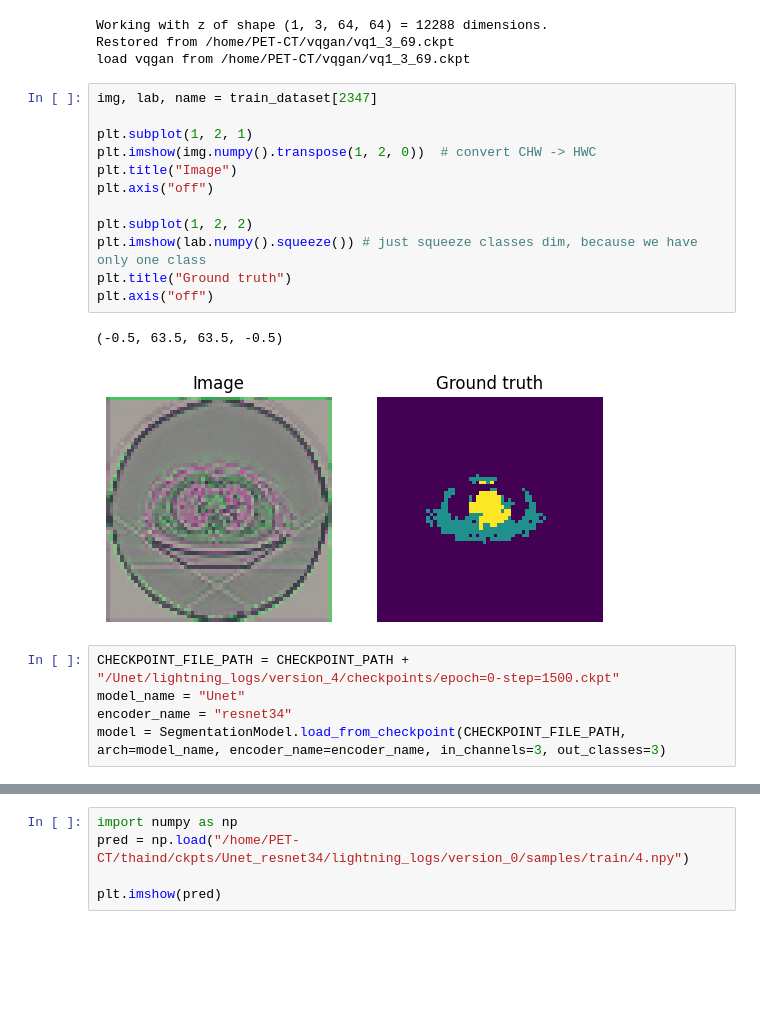
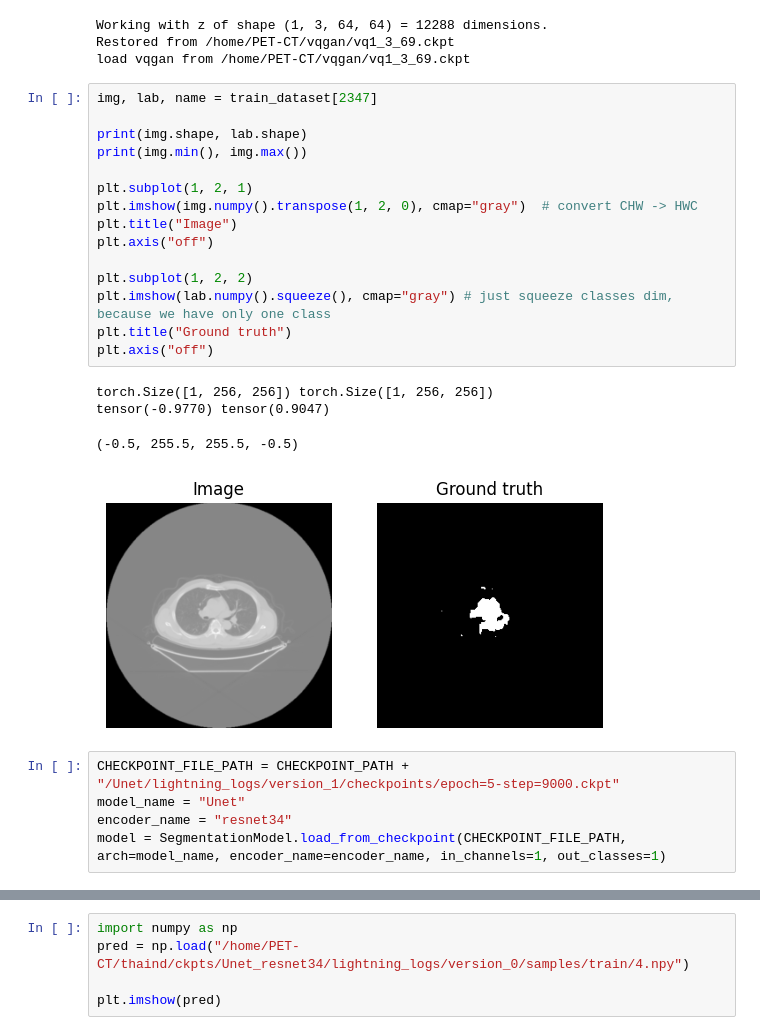
Before and after one commit to tien-th/BBDM_folk, a Jupyter notebook: test_segmentor.ipynb, the cells around one changed output, grey strips where cells are left out. Drawn from its saved outputs; the diff is of its cells as text; blank space fills up the shorter version.

```diff
--- a/test_segmentor.ipynb
+++ b/test_segmentor.ipynb
@@ -308,21 +308,26 @@ load vqgan from /home/PET-CT/vqgan/vq1_3_69.ckpt
 # %%
 img, lab, name = train_dataset[2347]
 
+print(img.shape, lab.shape)
+print(img.min(), img.max())
+
 plt.subplot(1, 2, 1)
-plt.imshow(img.numpy().transpose(1, 2, 0))  # convert CHW -> HWC
+plt.imshow(img.numpy().transpose(1, 2, 0), cmap="gray")  # convert CHW -> HWC
 plt.title("Image")
 plt.axis("off")
 
 plt.subplot(1, 2, 2)
-plt.imshow(lab.numpy().squeeze()) # just squeeze classes dim, because we have only one class
+plt.imshow(lab.numpy().squeeze(), cmap="gray") # just squeeze classes dim, because we have only one class
 plt.title("Ground truth")
 plt.axis("off")
 # %% [output]
-(-0.5, 63.5, 63.5, -0.5)
+torch.Size([1, 256, 256]) torch.Size([1, 256, 256])
+tensor(-0.9770) tensor(0.9047)
+(-0.5, 255.5, 255.5, -0.5)
-[figure, old version]
+[figure, new version]
 # %%
-CHECKPOINT_FILE_PATH = CHECKPOINT_PATH + "/Unet/lightning_logs/version_4/checkpoints/epoch=0-step=1500.ckpt"
+CHECKPOINT_FILE_PATH = CHECKPOINT_PATH + "/Unet/lightning_logs/version_1/checkpoints/epoch=5-step=9000.ckpt"
 model_name = "Unet"
 encoder_name = "resnet34"
-model = SegmentationModel.load_from_checkpoint(CHECKPOINT_FILE_PATH, arch=model_name, encoder_name=encoder_name, in_channels=3, out_classes=3)
+model = SegmentationModel.load_from_checkpoint(CHECKPOINT_FILE_PATH, arch=model_name, encoder_name=encoder_name, in_channels=1, out_classes=1)
 # %%
```
Also changed, not shown: parts of 3 cells of this notebook, 12 other files.
